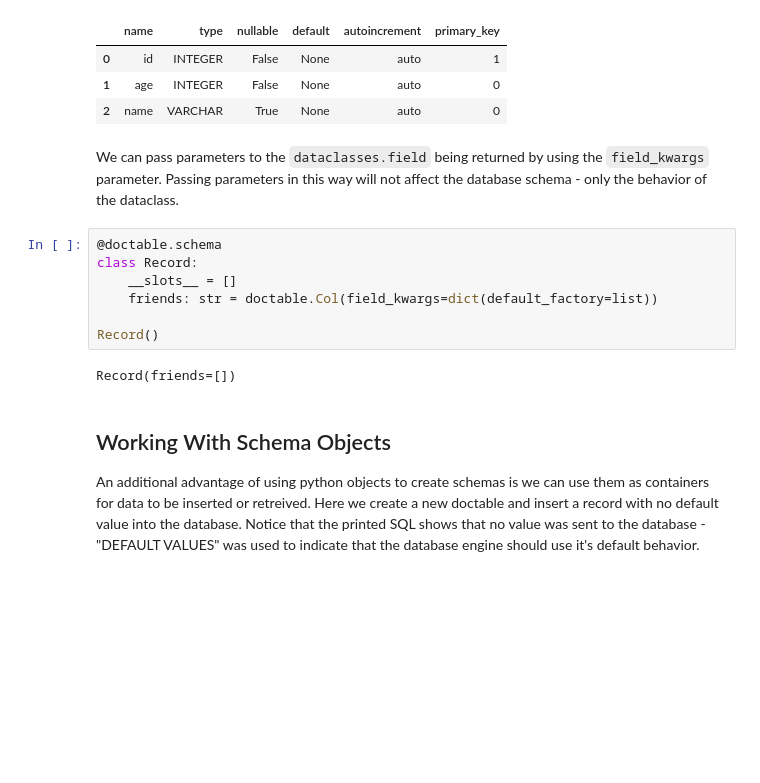
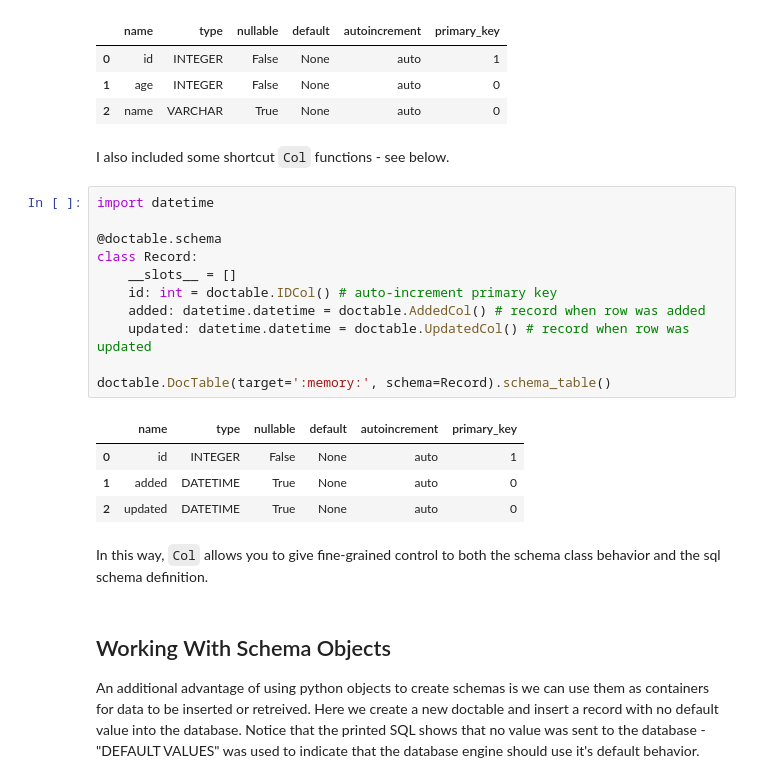
Before and after one commit to devincornell/doctable, a Jupyter notebook: examples/doctable_schema.ipynb, the cells around one changed output. Cells and saved outputs as stored; diff of their text form; blank space fills up the shorter version.

```diff
--- a/examples/doctable_schema.ipynb
+++ b/examples/doctable_schema.ipynb
@@ -133,17 +169,26 @@ doctable.DocTable(target=':memory:', schema=Record).schema_table()
 | 0 | id | INTEGER | False | None | auto | 1 |
 | 1 | age | INTEGER | False | None | auto | 0 |
 | 2 | name | VARCHAR | True | None | auto | 0 |
-# %% [markdown]
-We can pass parameters to the `dataclasses.field` being returned by using the `field_kwargs` parameter. Passing parameters in this way will not affect the database schema - only the behavior of the dataclass.
-# %%
-@doctable.schema
-class Record:
-    __slots__ = []
-    friends: str = doctable.Col(field_kwargs=dict(default_factory=list))
-
-Record()
-# %% [output]
-Record(friends=[])
+# %% [markdown]
+I also included some shortcut `Col` functions - see below.
+# %%
+import datetime
+
+@doctable.schema
+class Record:
+    __slots__ = []
+    id: int = doctable.IDCol() # auto-increment primary key
+    added: datetime.datetime = doctable.AddedCol() # record when row was added
+    updated: datetime.datetime = doctable.UpdatedCol() # record when row was updated
+
+doctable.DocTable(target=':memory:', schema=Record).schema_table()
+# %% [output]
+|  | name | type | nullable | default | autoincrement | primary_key |
+| 0 | id | INTEGER | False | None | auto | 1 |
+| 1 | added | DATETIME | True | None | auto | 0 |
+| 2 | updated | DATETIME | True | None | auto | 0 |
+# %% [markdown]
+In this way, `Col` allows you to give fine-grained control to both the schema class behavior and the sql schema definition.
 # %% [markdown]
 ## Working With Schema Objects
 
```
Also changed, not shown: parts of 17 cells of this notebook.
